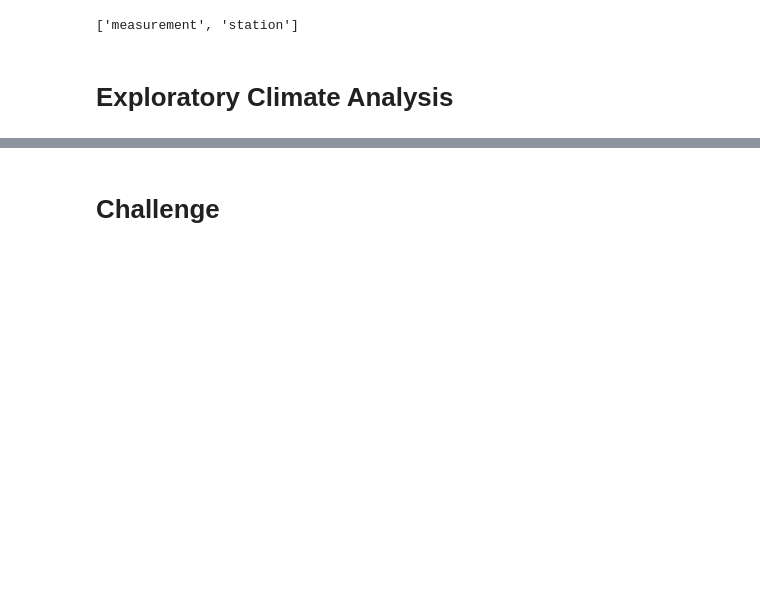
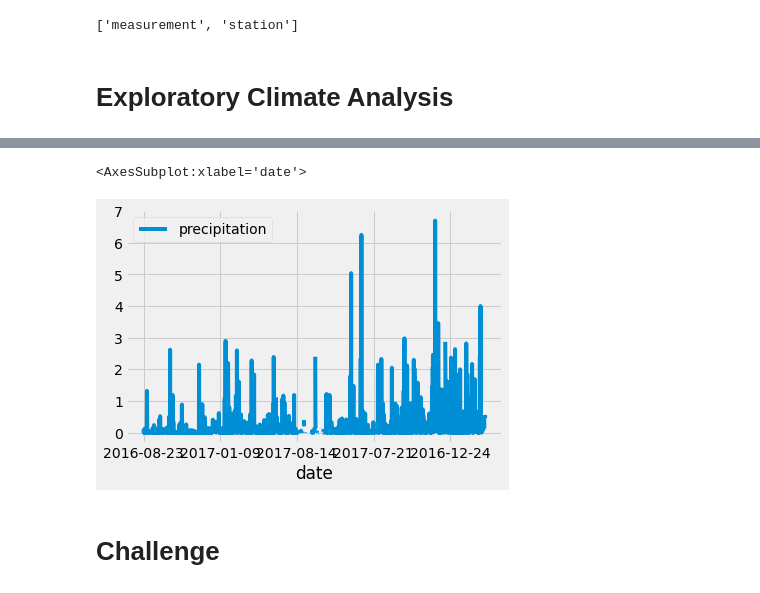
Before and after one commit to ss3359/surfs_up, a Jupyter notebook: climate_analysis.ipynb, the cells around one changed output, grey strips where cells are left out. Saved outputs shown, nothing was run; the diff lists cells and outputs as text; code cells hidden in the pictures; blank space fills up the shorter version.

```diff
--- a/climate_analysis.ipynb
+++ b/climate_analysis.ipynb
@@ -52,5 +82,9 @@ session = Session(engine)
 # %%
 # Use Pandas to calcualte the summary statistics for the precipitation data
+df.de
+# %% [output]
+<AxesSubplot:xlabel='date'>
+[figure, added]
 # %%
 # How many stations are available in this dataset?
 # %%
```
Also changed, not shown: parts of 2 cells of this notebook.
